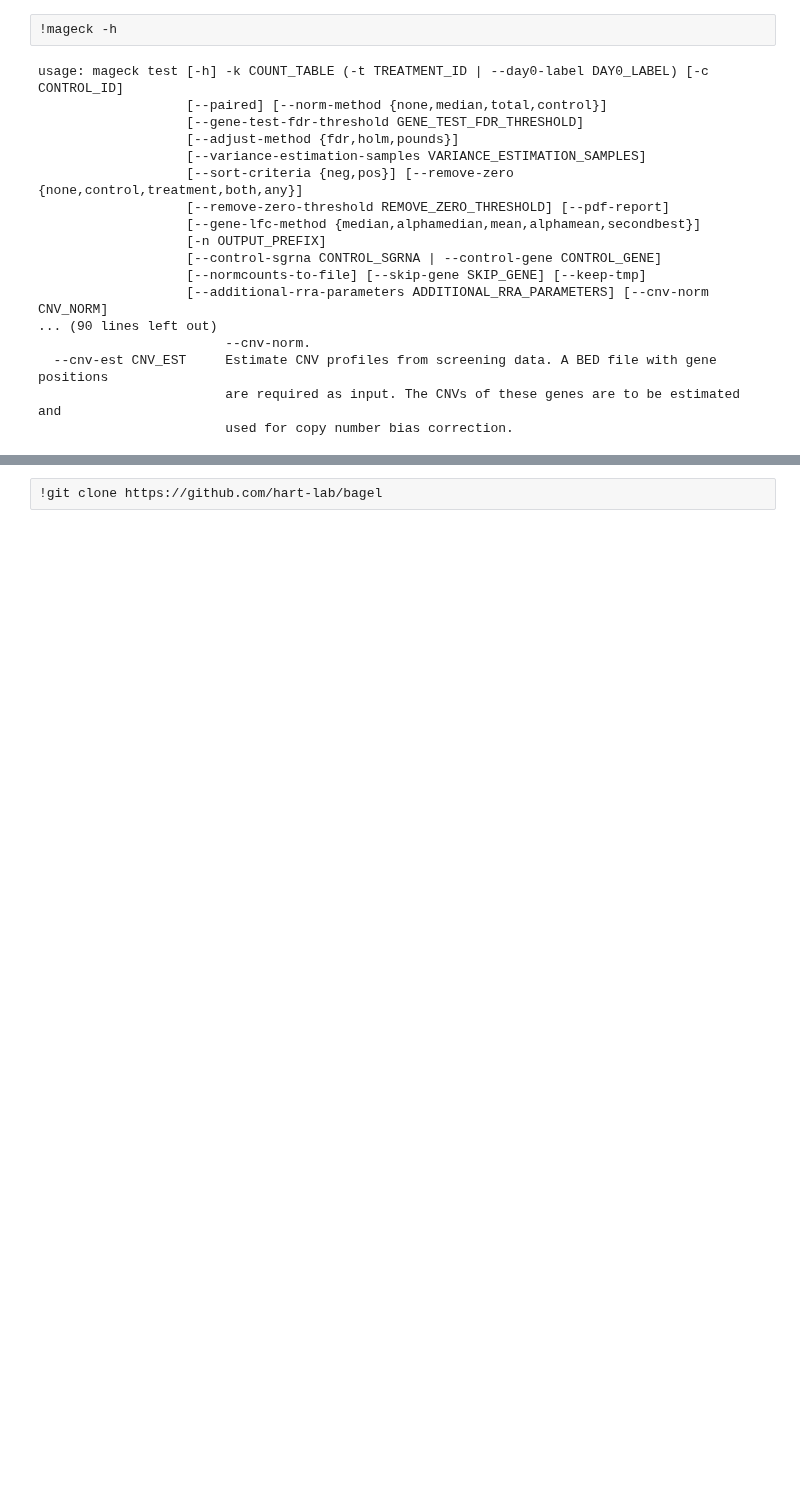
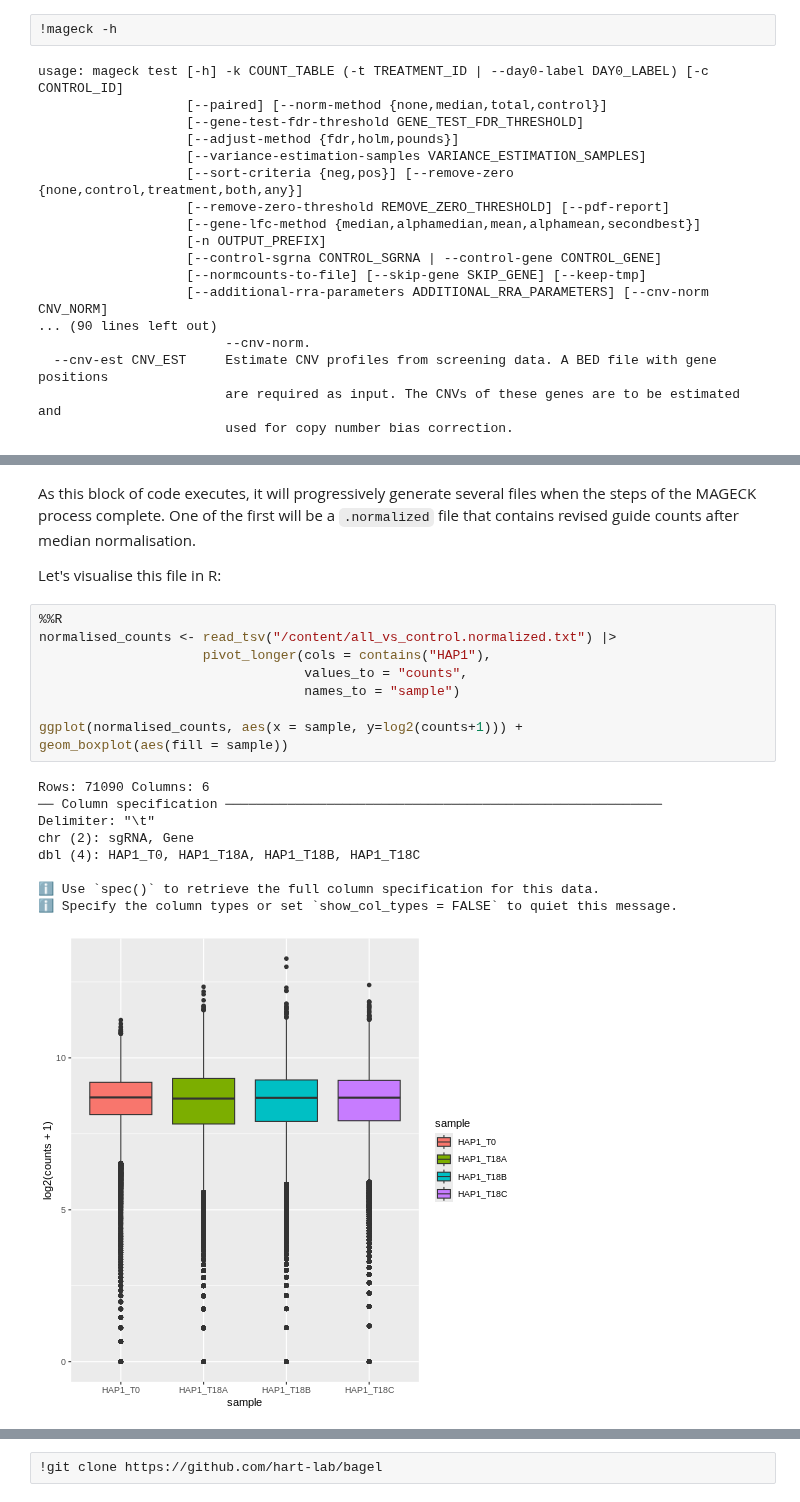
Before and after one commit to WCSCourses/CRISPR_informatics_2025, a Jupyter notebook: modules/crispr_screen_analysis/02_crispr_counts_analysis.ipynb, the cells around one changed output, grey strips where cells are left out. Cells and saved outputs as stored; diff of their text form; blank space fills up the shorter version.

```diff
--- a/modules/crispr_screen_analysis/02_crispr_counts_analysis.ipynb
+++ b/modules/crispr_screen_analysis/02_crispr_counts_analysis.ipynb
@@ -251,0 +256,23 @@ INFO  @ Tue, 10 Sep 2024 10:01:20: Running command: rm all_vs_control.gene.high.
+# %% [markdown]
+As this block of code executes, it will progressively generate several files when the steps of the MAGECK process complete. One of the first will be a `.normalized` file that contains revised guide counts after median normalisation.
+
+Let's visualise this file in R:
+# %%
+%%R
+normalised_counts <- read_tsv("/content/all_vs_control.normalized.txt") |>
+                     pivot_longer(cols = contains("HAP1"),
+                                  values_to = "counts",
+                                  names_to = "sample")
+
+ggplot(normalised_counts, aes(x = sample, y=log2(counts+1))) +
+geom_boxplot(aes(fill = sample))
+# %% [output]
+Rows: 71090 Columns: 6
+── Column specification ────────────────────────────────────────────────────────
+Delimiter: "\t"
+chr (2): sgRNA, Gene
+dbl (4): HAP1_T0, HAP1_T18A, HAP1_T18B, HAP1_T18C
+
+ℹ Use `spec()` to retrieve the full column specification for this data.
+ℹ Specify the column types or set `show_col_types = FALSE` to quiet this message.
+[figure, added]
```
Also changed, not shown: parts of 41 cells of this notebook.
